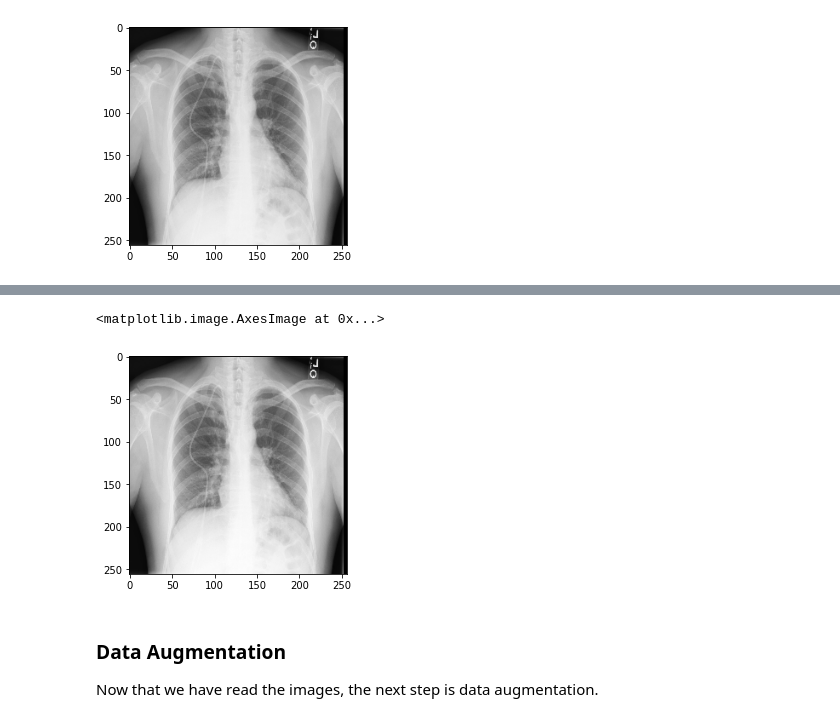
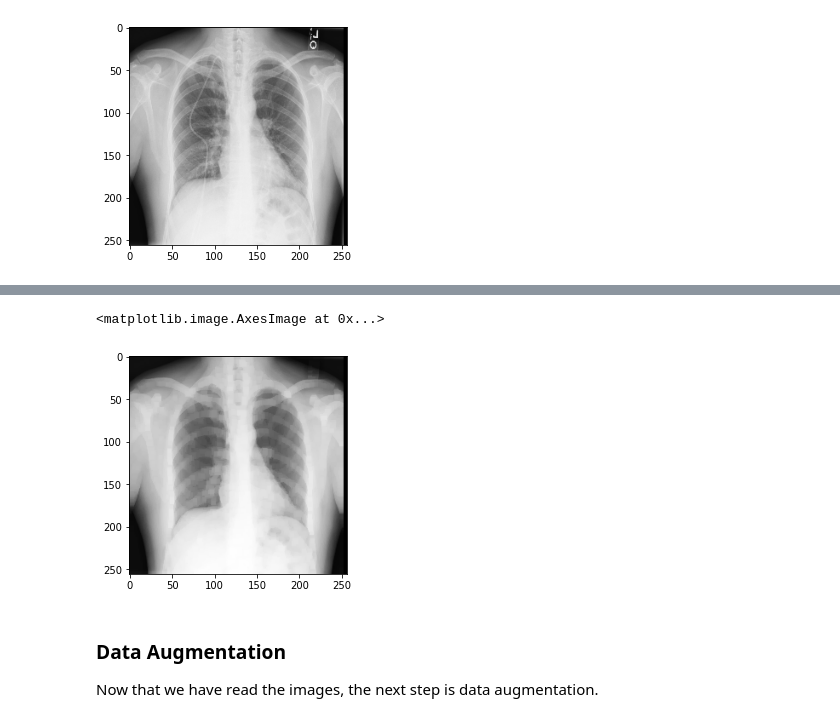
Before and after one commit to manjulakj/dl, a Jupyter notebook: Working_With_Chest_XRay_Images-.ipynb, the cells around one changed output, grey strips where cells are left out. Drawn from its saved outputs; the diff is of its cells as text; code cells hidden in the pictures.

```diff
--- a/Working_With_Chest_XRay_Images-.ipynb
+++ b/Working_With_Chest_XRay_Images-.ipynb
@@ -176,3 +178,7 @@ print(resized_img.shape)
 # %% [output]
 (256, 256, 3)
 [figure]
+# %%
+kernel = np.ones((5,5),np.uint8)
+opened = cv2.morphologyEx(resized_img, cv2.MORPH_OPEN, kernel)
+plt.imshow(opened)
@@ -179,10 +188,10 @@ print(resized_img.shape)
 # %%
 # Normalized Image
 normalizedImg = np.zeros((256, 256))
-plt.imshow(cv2.normalize(resized_img, normalizedImg, 0, 255, cv2.NORM_MINMAX))
+plt.imshow(cv2.normalize(opened, normalizedImg, 0, 255, cv2.NORM_MINMAX))
 # %% [output]
 <matplotlib.image.AxesImage at 0x...>
-[figure, old version]
+[figure, new version]
 # %% [markdown]
 ### Data Augmentation ###
 
```
Also changed, not shown: parts of 25 cells of this notebook, 3 other files.
